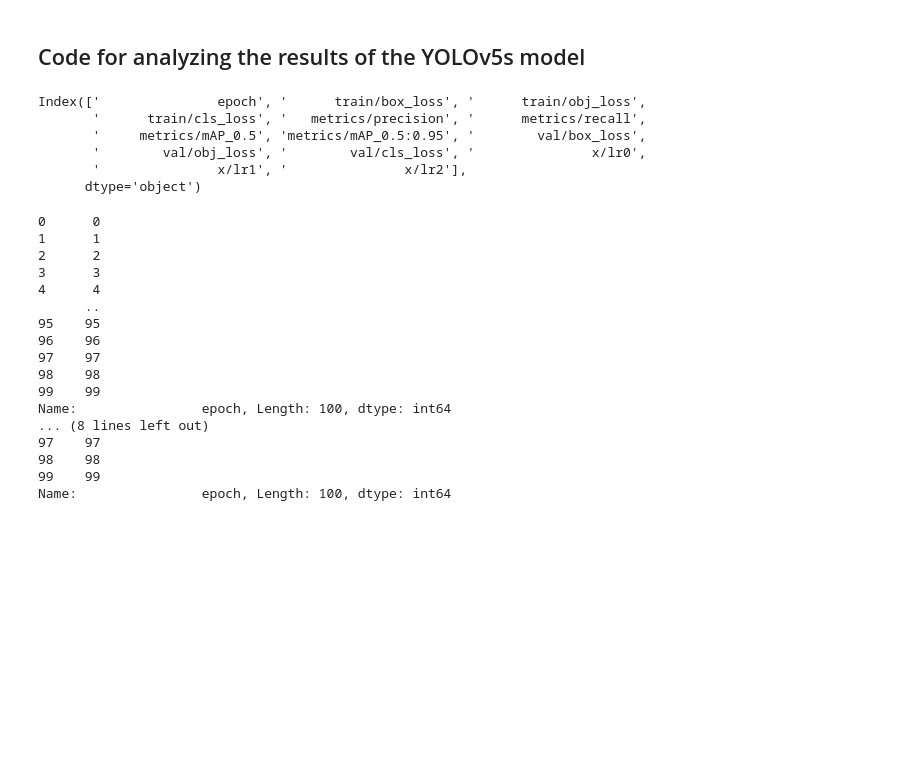
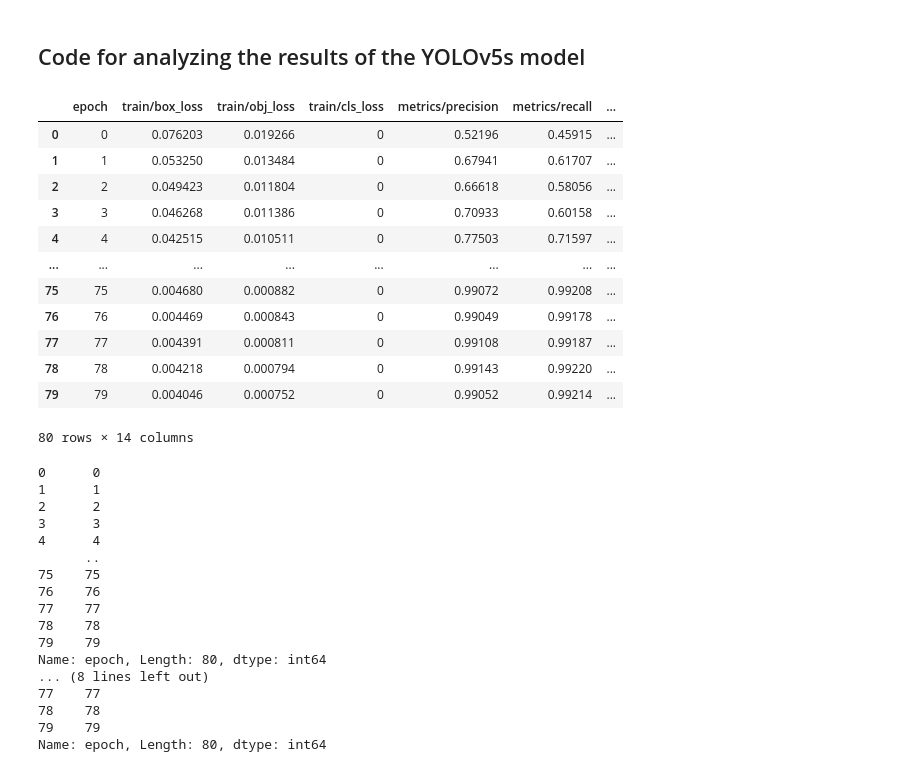
Before and after one commit to ElishaNieuwburg/thesis, a Jupyter notebook: analysis_results.ipynb, the cells around one changed output. Drawn from its saved outputs; the diff is of its cells as text; code cells hidden in the pictures; blank space fills up the shorter version.

```diff
--- a/analysis_results.ipynb
+++ b/analysis_results.ipynb
@@ -5,37 +6,53 @@ import os
 import numpy as np
 import pandas as pd
 import plotly.graph_objects as go
-# %%
-# Read data
-data = pd.read_csv(os.path.join('experiments', 'aug_1_1000_32_80', 'results.csv'))
-data.columns
-# %% [output]
-Index(['               epoch', '      train/box_loss', '      train/obj_loss',
-       '      train/cls_loss', '   metrics/precision', '      metrics/recall',
-       '     metrics/mAP_0.5', 'metrics/mAP_0.5:0.95', '        val/box_loss',
-       '        val/obj_loss', '        val/cls_loss', '               x/lr0',
-       '               x/lr1', '               x/lr2'],
-      dtype='object')
+# %%
+# Read results.txt data file from given path
+data_path = os.path.join('experiments', 'yolov5l', 'damage_100_1_1000_nonmix_nonaugs', 'results.csv')
+columns = ['epoch', 'train/box_loss', 'train/obj_loss', 'train/cls_loss',
+           'metrics/precision', 'metrics/recall', 'metrics/mAP_0.5',
+           'metrics/mAP_0.5:0.95', 'val/box_loss', 'val/obj_loss',
+           'val/cls_loss', 'x/lr0', 'x/lr1', 'x/lr2']
+data = pd.read_csv(data_path)
+data.columns = columns
+data
+# %% [output]
+|  | epoch | train/box_loss | train/obj_loss | train/cls_loss | metrics/precision | metrics/recall | ... |
+| 0 | 0 | 0.076203 | 0.019266 | 0 | 0.52196 | 0.45915 | ... |
+| 1 | 1 | 0.053250 | 0.013484 | 0 | 0.67941 | 0.61707 | ... |
+| 2 | 2 | 0.049423 | 0.011804 | 0 | 0.66618 | 0.58056 | ... |
+| 3 | 3 | 0.046268 | 0.011386 | 0 | 0.70933 | 0.60158 | ... |
+| 4 | 4 | 0.042515 | 0.010511 | 0 | 0.77503 | 0.71597 | ... |
+| ... | ... | ... | ... | ... | ... | ... | ... |
+| 75 | 75 | 0.004680 | 0.000882 | 0 | 0.99072 | 0.99208 | ... |
+| 76 | 76 | 0.004469 | 0.000843 | 0 | 0.99049 | 0.99178 | ... |
+| 77 | 77 | 0.004391 | 0.000811 | 0 | 0.99108 | 0.99187 | ... |
+| 78 | 78 | 0.004218 | 0.000794 | 0 | 0.99143 | 0.99220 | ... |
+| 79 | 79 | 0.004046 | 0.000752 | 0 | 0.99052 | 0.99214 | ... |
+80 rows × 14 columns
 # %%
 # Plot the mAP for IOU 0.5 and average 0.5-0.95
 fig = go.Figure()
-fig.add_trace(go.Scatter(x=print(data['               epoch'])
-, y=data['     metrics/mAP_0.5'],
-                    mode='lines',
-                    name='mAP@.5', line=dict(color='#DEA0FD', width=2)))
+fig.add_trace(go.Scatter(   x=print(data['epoch']),
+                            y=data['metrics/mAP_0.5'],
+                            mode='lines',
+                            name='mAP@.5',
+                            line=dict(color='#DEA0FD', width=2)
+                        ))
 
-fig.add_trace(go.Scatter(x=print(data['               epoch'])
-, y=data['metrics/mAP_0.5:0.95'],
-                    mode='lines',
-                    name='mAP@.5:.95', line=dict(color='#AA0DFE', width=2)))
+fig.add_trace(go.Scatter(   x=print(data['epoch']),
+                            y=data['metrics/mAP_0.5:0.95'],
+                            mode='lines',
+                            name='mAP@.5:.95',
+                            line=dict(color='#AA0DFE', width=2)
+                        ))
 
 fig.update_layout(
-    title_text='YOLOv5s mAP augmented training 1 1000',
+    title_text='YOLOv5l mAP',
     yaxis_title_text='Mean Average Precision',
     xaxis_title_text='Epoch'
 )
 fig.update_yaxes(range=[0, 1.0])
-
 fig.show()
 # %% [output]
 0      0
@@ -44,17 +61,17 @@ fig.show()
 3      3
 4      4
       ..
-95    95
-96    96
-97    97
-98    98
-99    99
-Name:                epoch, Length: 100, dtype: int64
+75    75
+76    76
+77    77
+78    78
+79    79
+Name: epoch, Length: 80, dtype: int64
 ... (8 lines left out)
-97    97
-98    98
-99    99
-Name:                epoch, Length: 100, dtype: int64
+77    77
+78    78
+79    79
+Name: epoch, Length: 80, dtype: int64
 # %%
 # Plot the box loss, object loss and classification loss of the validation set
 fig = go.Figure()
```
Also changed, not shown: parts of 4 cells of this notebook, 7 other files.
